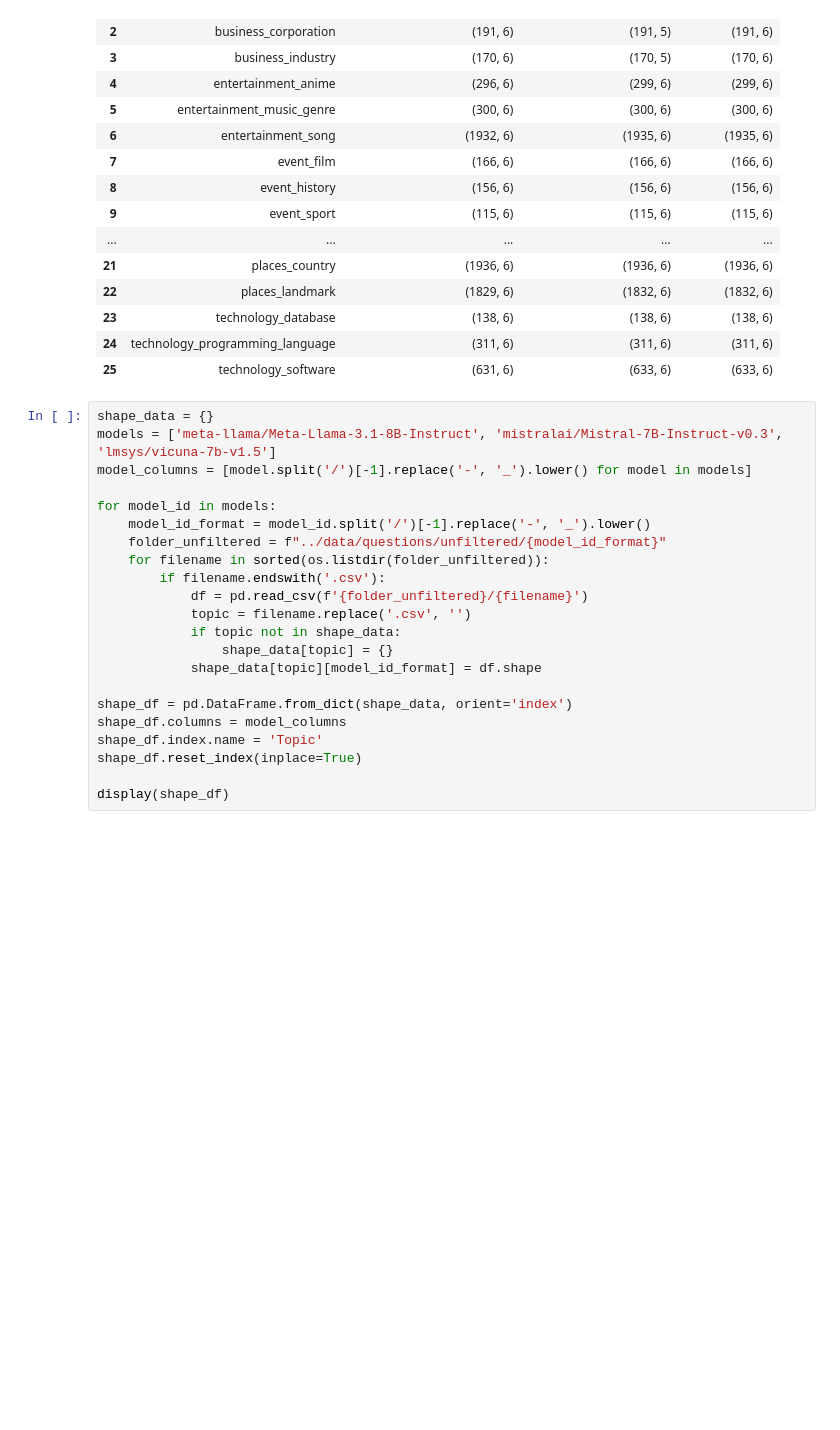
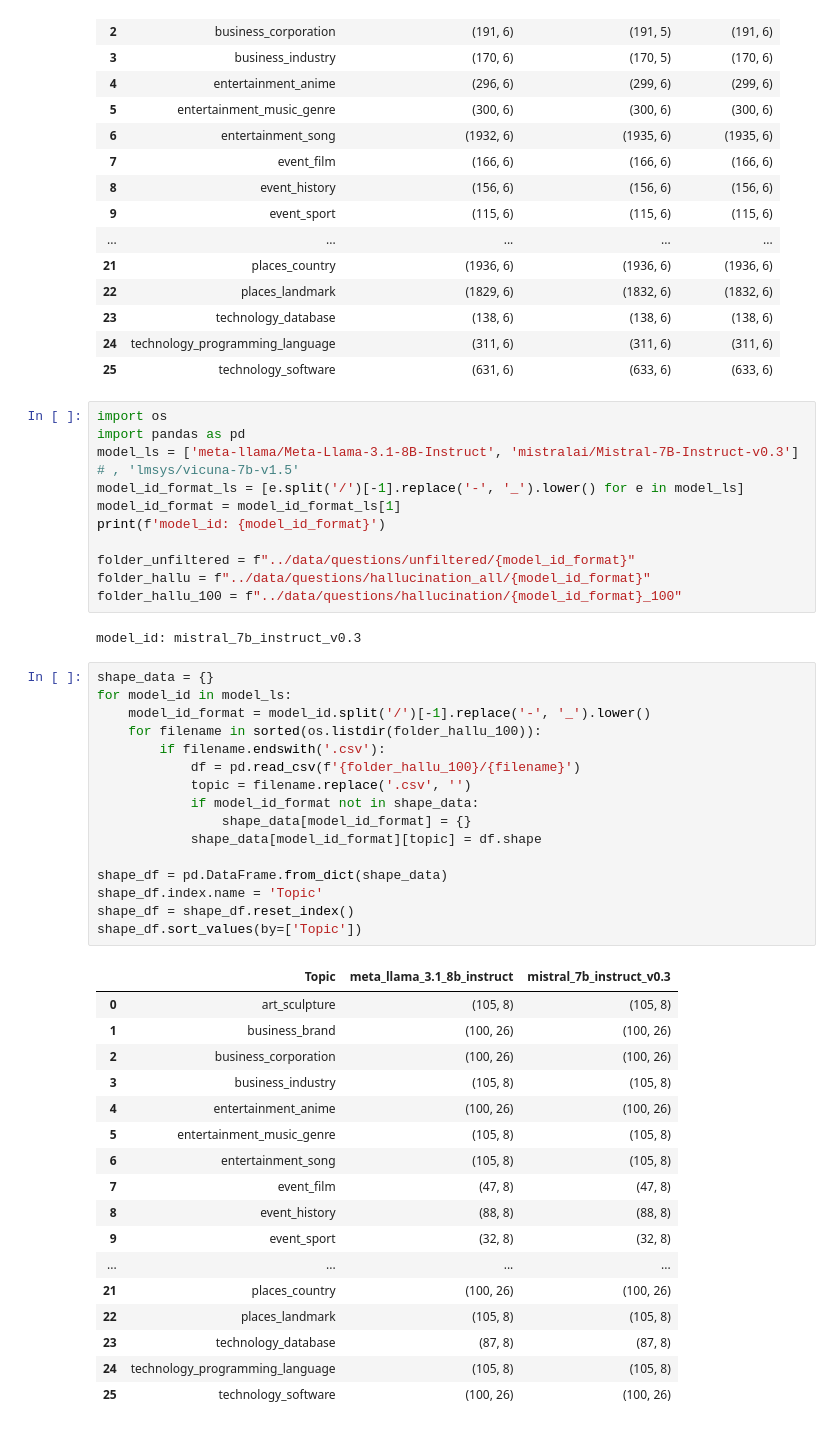
Before and after one commit to BullshiArtist/HalluEditBench, a Jupyter notebook: code/data.ipynb, the cells around one changed output. Drawn from its saved outputs; the diff is of its cells as text; blank space fills up the shorter version.

```diff
--- a/code/data.ipynb
+++ b/code/data.ipynb
@@ -236,25 +236,50 @@ display(shape_df)
 | 23 | technology_database | (138, 6) | (138, 6) | (138, 6) |
 | 24 | technology_programming_language | (311, 6) | (311, 6) | (311, 6) |
 | 25 | technology_software | (631, 6) | (633, 6) | (633, 6) |
+# %%
+import os
+import pandas as pd
+model_ls = ['meta-llama/Meta-Llama-3.1-8B-Instruct', 'mistralai/Mistral-7B-Instruct-v0.3']  # , 'lmsys/vicuna-7b-v1.5'
+model_id_format_ls = [e.split('/')[-1].replace('-', '_').lower() for e in model_ls]
+model_id_format = model_id_format_ls[1]
+print(f'model_id: {model_id_format}')
+
+folder_unfiltered = f"../data/questions/unfiltered/{model_id_format}"
+folder_hallu = f"../data/questions/hallucination_all/{model_id_format}"
+folder_hallu_100 = f"../data/questions/hallucination/{model_id_format}_100"
+# %% [output]
+model_id: mistral_7b_instruct_v0.3
 # %%
 shape_data = {}
-models = ['meta-llama/Meta-Llama-3.1-8B-Instruct', 'mistralai/Mistral-7B-Instruct-v0.3', 'lmsys/vicuna-7b-v1.5']
-model_columns = [model.split('/')[-1].replace('-', '_').lower() for model in models]
+for model_id in model_ls:
+    model_id_format = model_id.split('/')[-1].replace('-', '_').lower()
+    for filename in sorted(os.listdir(folder_hallu_100)):
+        if filename.endswith('.csv'):
+            df = pd.read_csv(f'{folder_hallu_100}/{filename}')
+            topic = filename.replace('.csv', '')
+            if model_id_format not in shape_data:
+                shape_data[model_id_format] = {}
+            shape_data[model_id_format][topic] = df.shape
 
-for model_id in models:
-    model_id_format = model_id.split('/')[-1].replace('-', '_').lower()
-    folder_unfiltered = f"../data/questions/unfiltered/{model_id_format}"
-    for filename in sorted(os.listdir(folder_unfiltered)):
-        if filename.endswith('.csv'):
-            df = pd.read_csv(f'{folder_unfiltered}/{filename}')
-            topic = filename.replace('.csv', '')
-            if topic not in shape_data:
-                shape_data[topic] = {}
-            shape_data[topic][model_id_format] = df.shape
-
-shape_df = pd.DataFrame.from_dict(shape_data, orient='index')
-shape_df.columns = model_columns
+shape_df = pd.DataFrame.from_dict(shape_data)
 shape_df.index.name = 'Topic'
-shape_df.reset_index(inplace=True)
-
-display(shape_df)
+shape_df = shape_df.reset_index()
+shape_df.sort_values(by=['Topic'])
+# %% [output]
+|  | Topic | meta_llama_3.1_8b_instruct | mistral_7b_instruct_v0.3 |
+| 0 | art_sculpture | (105, 8) | (105, 8) |
+| 1 | business_brand | (100, 26) | (100, 26) |
+| 2 | business_corporation | (100, 26) | (100, 26) |
+| 3 | business_industry | (105, 8) | (105, 8) |
+| 4 | entertainment_anime | (100, 26) | (100, 26) |
+| 5 | entertainment_music_genre | (105, 8) | (105, 8) |
+| 6 | entertainment_song | (105, 8) | (105, 8) |
+| 7 | event_film | (47, 8) | (47, 8) |
+| 8 | event_history | (88, 8) | (88, 8) |
+| 9 | event_sport | (32, 8) | (32, 8) |
+| ... | ... | ... | ... |
+| 21 | places_country | (100, 26) | (100, 26) |
+| 22 | places_landmark | (105, 8) | (105, 8) |
+| 23 | technology_database | (87, 8) | (87, 8) |
+| 24 | technology_programming_language | (105, 8) | (105, 8) |
+| 25 | technology_software | (100, 26) | (100, 26) |
```
Also changed, not shown: parts of 2 cells of this notebook, 37 other files.
